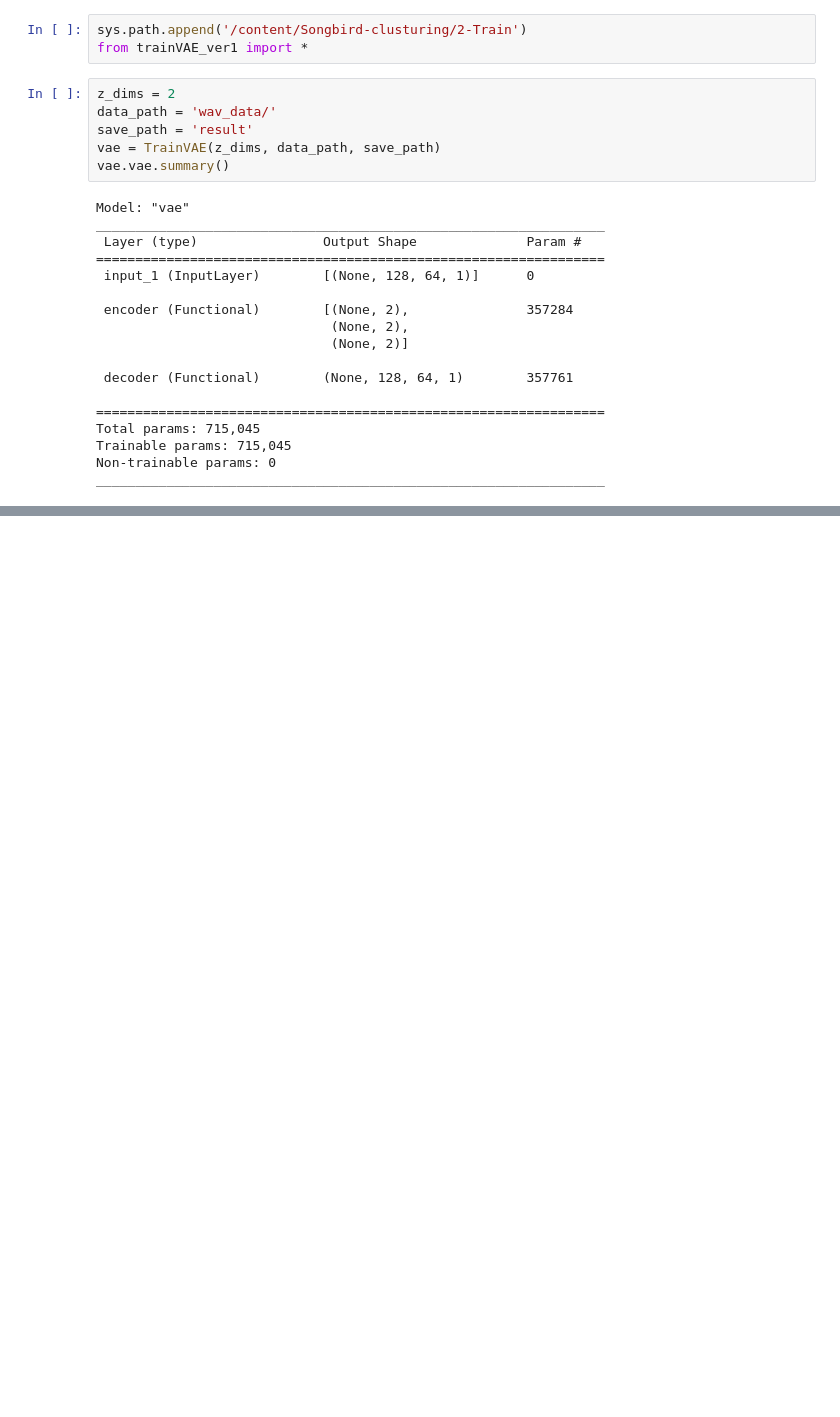
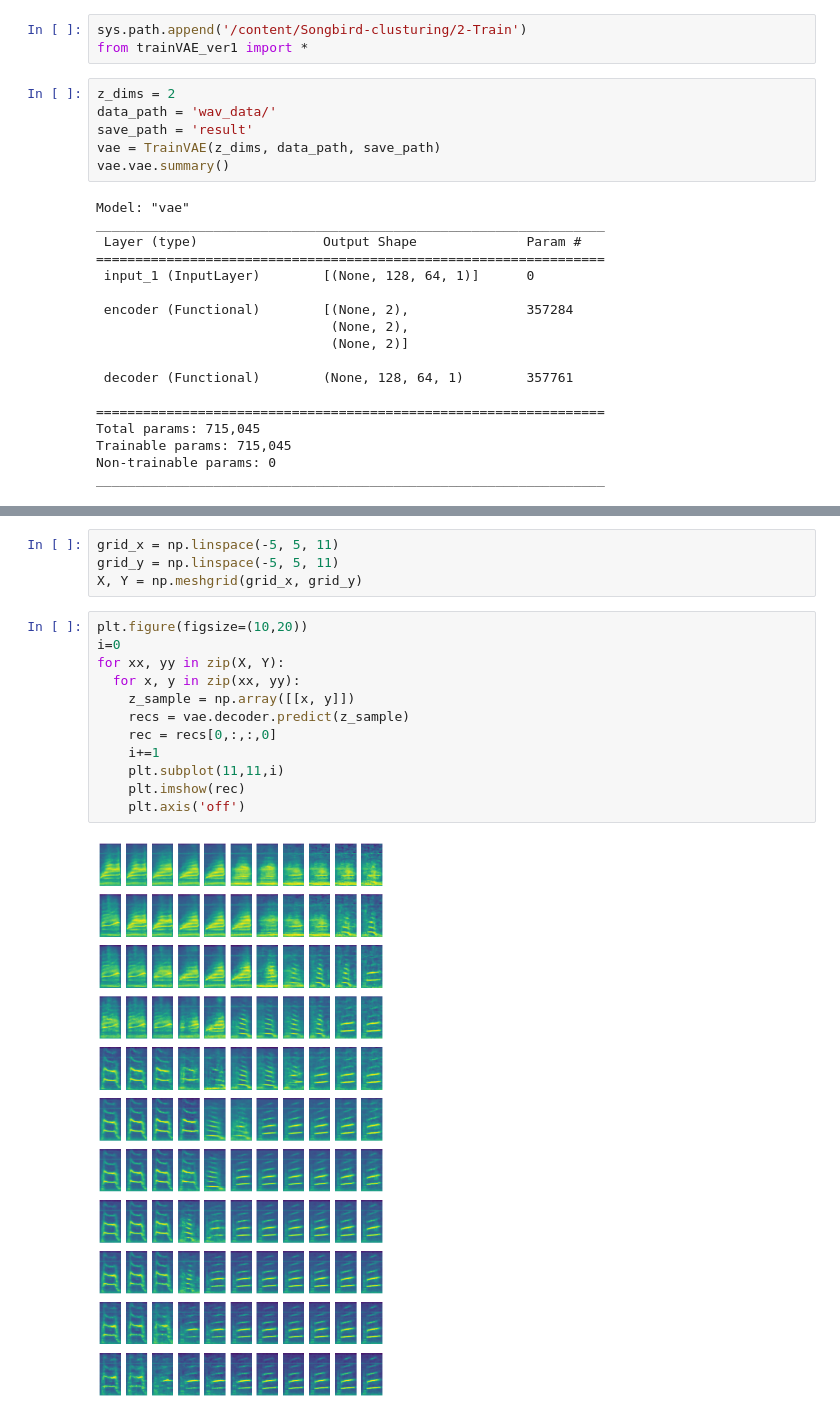
Before and after one commit to yebiny/SkillTreePython-DeepLearning, a Jupyter notebook: 04.Paper-with-code/comment/ch04_07_VAE.ipynb, the cells around one changed output, grey strips where cells are left out. Saved outputs shown, nothing was run; the diff lists cells and outputs as text; blank space fills up the shorter version.

```diff
--- a/04.Paper-with-code/comment/ch04_07_VAE.ipynb
+++ b/04.Paper-with-code/comment/ch04_07_VAE.ipynb
@@ -387,0 +426,18 @@ vae.train(1000, 4)
+# %%
+grid_x = np.linspace(-5, 5, 11)
+grid_y = np.linspace(-5, 5, 11)
+X, Y = np.meshgrid(grid_x, grid_y)
+# %%
+plt.figure(figsize=(10,20))
+i=0
+for xx, yy in zip(X, Y):
+  for x, y in zip(xx, yy):
+    z_sample = np.array([[x, y]])
+    recs = vae.decoder.predict(z_sample)
+    rec = recs[0,:,:,0]
+    i+=1
+    plt.subplot(11,11,i)
+    plt.imshow(rec)
+    plt.axis('off')
+# %% [output]
+[figure, added]
```
Also changed, not shown: parts of 5 cells of this notebook.
